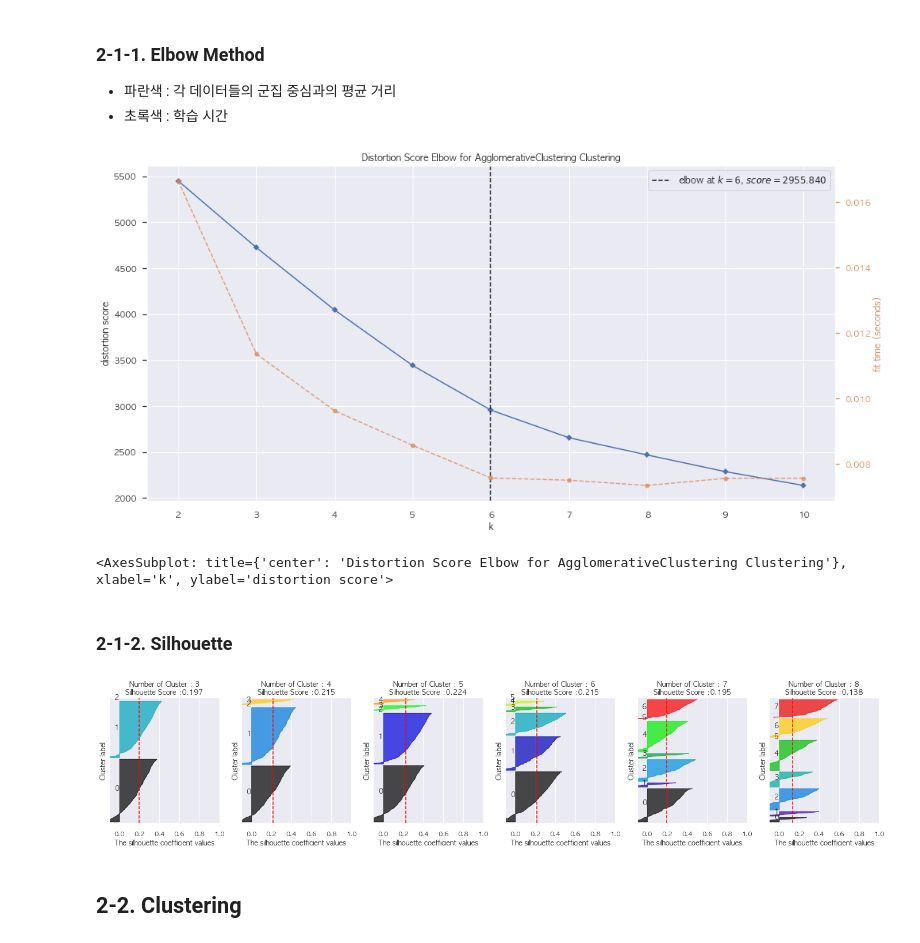
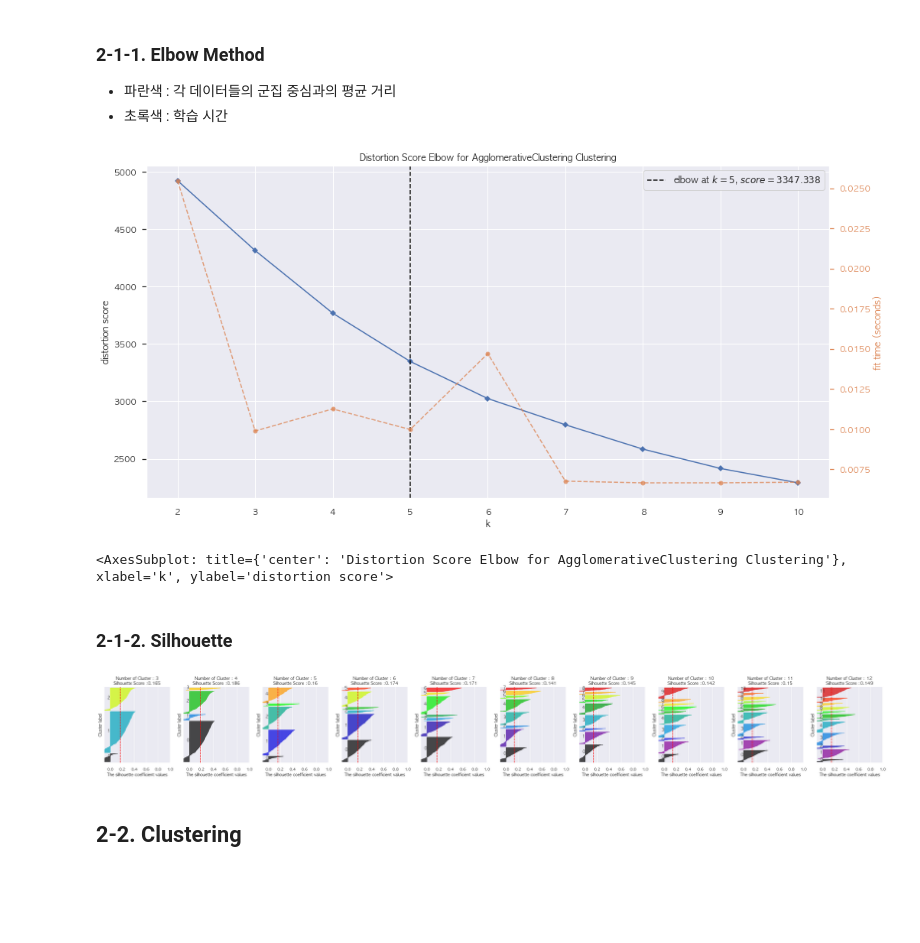
Before and after one commit to chulwonchae/customized_portfolio_pj, a Jupyter notebook: 2.PCA&Clustering.ipynb, the cells around one changed output. Cells and saved outputs as stored; diff of their text form; code cells hidden in the pictures; blank space fills up the shorter version.

```diff
--- a/2.PCA&Clustering.ipynb
+++ b/2.PCA&Clustering.ipynb
@@ -39,7 +43,7 @@ df
 df_num = df.select_dtypes(exclude='object')
 
 # 2) 상관행렬 시각화
-sns.set(font="AppleGothic",rc = {'figure.figsize':(12,12)})
+sns.set(font="AppleGothic",rc = {'figure.figsize':(20,20)})
 sns.heatmap(df_num.corr(), annot = True, cmap='Blues', vmin=-1, vmax=1)
 plt.show()
 # %% [output]
@@ -265,7 +269,7 @@ Elbow_M = KElbowVisualizer(AgglomerativeClustering(linkage='ward'), k=10, metric
 Elbow_M.fit(PCA_ds)
 Elbow_M.show()
 # %% [output]
-[figure, old version]
+[figure, new version]
 <AxesSubplot: title={'center': 'Distortion Score Elbow for AgglomerativeClustering Clustering'}, xlabel='k', ylabel='distortion score'>
 # %% [markdown]
 ### 2-1-2. Silhouette
@@ -322,9 +326,9 @@ def visualize_silhouette(cluster_lists, X_features):
         axs[ind].axvline(x=sil_avg, color="red", linestyle="--")
 # %%
 # cluster 개수 2개, 3개, 4개, 5개 일때의 클러스터별 실루엣 계수 평균값을 시각화
-visualize_silhouette([3,4,5,6,7,8], PCA_ds)
+visualize_silhouette([3,4,5,6,7,8,9,10,11,12], PCA_ds)
 # %% [output]
-[figure, old version]
+[figure, new version]
 # %% [markdown]
 ## 2-2. Clustering
 # %% [markdown]
```
Also changed, not shown: parts of 61 cells of this notebook, 2 other files.
